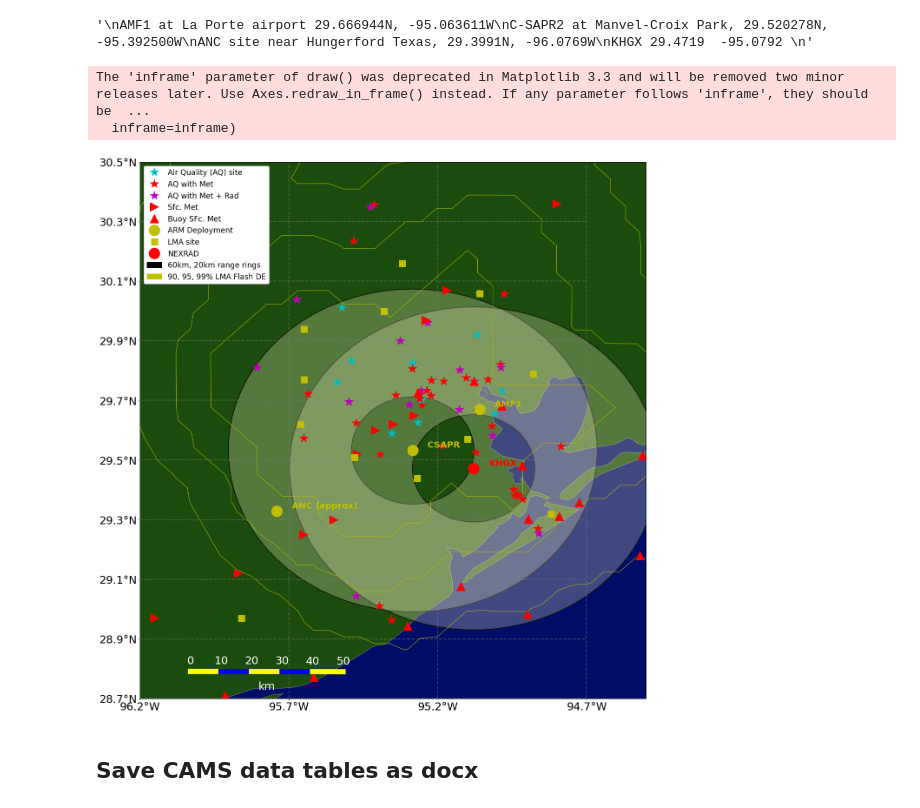
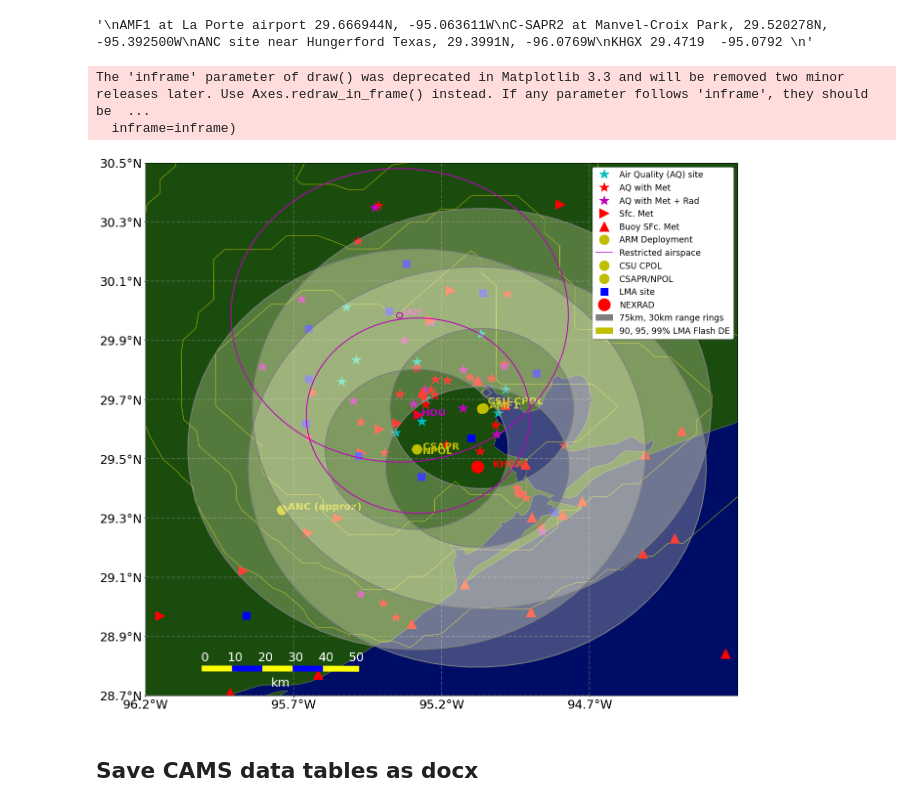
Before and after one commit to ARM-Development/TRACER, a Jupyter notebook: notebooks/TRACER_map.ipynb, the cells around one changed output. Cells and saved outputs as stored; diff of their text form; code cells hidden in the pictures.

Commit message:
Add ESCAPE, NPOL, class B airspace

```diff
--- a/notebooks/TRACER_map.ipynb
+++ b/notebooks/TRACER_map.ipynb
@@ -44,10 +44,10 @@ def plot_points_from_df(dframe, sym='r*', ssize=12, label=None):
                      transform=ccrs.PlateCarree(), markersize=ssize)
 
 
-def plot_text(dframe, dx=0.01, dy=0.01, tcol='c'):
+def plot_text(dframe, dx=0.01, dy=0.01, tcol='c', valign='center'):
     for index, row in dframe.iterrows():
         plt.text(row['Longitude']+dx, row['Latitude']+dy, row['SiteName'],transform=ccrs.PlateCarree(),
-                fontsize=20, color=tcol, alpha=1, weight='bold')
+                fontsize=20, color=tcol, alpha=1, weight='bold', verticalalignment=valign)
 
 
  # plot a scale bar with 4 subdivisions on the left side of the map
@@ -158,7 +158,7 @@ hidden_cams = pd.DataFrame({'CAMS' : [5005, 5006, 5012],
                            'Longitude': [-94.864167, -95.413889, -95.586111]})
 # %%
 # ex = [-100.2, -90.5, 21.7, 35.50001]
-ex = [-96.2, -94.5, 28.7, 30.50001]
+ex = [-96.2, -94.2, 28.7, 30.50001]
 # %%
 lma_locs = pd.read_csv('../data/holma.csv')
 lma_locs['Longitude'] = lma_locs['lon']
@@ -300,14 +305,6 @@ KHGX 29.4719  -95.0792
 """
 # %% [output]
 '\nAMF1 at La Porte airport 29.666944N, -95.063611W\nC-SAPR2 at Manvel-Croix Park, 29.520278N, -95.392500W\nANC site near Hungerford Texas, 29.3991N, -96.0769W\nKHGX 29.4719  -95.0792 \n'
-# %%
-arm_sites = pd.DataFrame({'Latitude' : [29.670, 29.532, 29.328],
-                         'Longitude' : [-95.059, -95.284, -95.74],
-                         'SiteName' : ['AMF1', 'CSAPR', 'ANC (approx)']})
-
-nexrad_sites = pd.DataFrame({'Latitude' : [29.4719],
-                         'Longitude' : [-95.0792],
-                         'SiteName' : ['KHGX']})
 # %%
 def circle(geod, lon, lat, radius, n_samples=360):
     """
@@ -325,7 +322,7 @@ def circle(geod, lon, lat, radius, n_samples=360):
                                      )
     return lons, lats
 
-def rring(radii_km, ctr_lons, ctr_lats, intersect=(0,1)):
+def rring(radii_km, ctr_lons, ctr_lats, intersect=(0,1), color=(1.0,1.0,0.8,0.25), edgecolor=(0.0,0.0,0.0,1.0)):
     """Plot range rings for each center position at the radii indicated in radii_km.
 
     Also find the intersection of all annuli (donuts) formed by the circles corresponding
@@ -350,16 +347,16 @@ def rring(radii_km, ctr_lons, ctr_lats, intersect=(0,1)):
 
 
     plt.gca().add_geometries(geoms, ccrs.PlateCarree(), facecolor='none',
-                                 edgecolor='k', linewidth=2)
+                                 edgecolor=edgecolor, linewidth=2, zorder=10)
 
-    plt.gca().add_geometries(donuts, ccrs.PlateCarree(), facecolor=(1.0,1.0,0.8,0.25),
+    plt.gca().add_geometries(donuts, ccrs.PlateCarree(), facecolor=color, zorder=9
                             )#                             edgecolor='none', linewidth='none')
 # %%
 mybb = {'north' : ex[3], 'south': ex[2], 'east' : ex[0], 'west' : ex[1]}
 nws_sites = get_siph(mybb)
 # %%
 i = 0
-myf = plt.figure(figsize=[20,18])
+myf = plt.figure(figsize=[20,16])
 ax = plt.axes(projection=ccrs.PlateCarree(), facecolor=(0.0, 0.1, 0.5))
 
 
@@ -416,42 +413,58 @@ gl = ax.gridlines(crs = ccrs.PlateCarree(), draw_labels=False,
 
 plot_points_from_df(good_met, 'c*', ssize=20, label='Air Quality (AQ) site')
 plot_points_from_df(basic_sites, 'r*', ssize=20, label='AQ with Met')
 plot_points_from_df(rad_sites, 'm*', ssize=20, label='AQ with Met + Rad')
 plot_points_from_df(nws_sites, 'r>', ssize=20, label='Sfc. Met')
 plot_points_from_df(bouy_sites, 'r^', ssize=20, label='Buoy SFc. Met')
 
-plot_points_from_df(arm_sites, 'yo', ssize=25, label='ARM Deployment')
-plot_text(arm_sites, dx=0.05, tcol='y')
+plot_points_from_df(arm_sites, 'yo', ssize=20, label='ARM Deployment')
+plot_points_from_df(classB_airport_sites, 'm', ssize=20, label='Restricted airspace')
+plot_points_from_df(csucpol_site, 'yo', ssize=20, label='CSU CPOL')
+plot_points_from_df(csapr_site, 'yo', ssize=20, label='CSAPR/NPOL')
 
-plot_points_from_df(lma_locs, 'ys', ssize=15, label='LMA site')
+plot_text(arm_sites, dx=0.02, tcol='y')
+plot_text(csapr_site, dx=0.02, tcol='y', )
+plot_text(npol_site, dx=0.02, tcol='y', valign='top')
+plot_text(csucpol_site, dx=0.02, tcol='y', valign='bottom')
+plot_text(classB_airport_sites, dx=0.01, tcol='m')
+
+
+
+plot_points_from_df(lma_locs, 'bs', ssize=15, label='LMA site')
 
 #{'b', 'g', 'r', 'c', 'm', 'y', 'k', 'w'}
 plot_points_from_df(nexrad_sites, 'ro', ssize=25, label='NEXRAD')
 plot_text(nexrad_sites, dx=0.05, tcol='r')
 
-rring((20, 60), [arm_sites['Longitude'][1], nexrad_sites['Longitude'][0]],
-                [arm_sites['Latitude'][1], nexrad_sites['Latitude'][0]] )
+radar_ring_color=(0.5,)*3
+rring((30, 75), [csapr_site['Longitude'][0], nexrad_sites['Longitude'][0], csucpol_site['Longitude'][0]],
+                [csapr_site['Latitude'][0], nexrad_sites['Latitude'][0], csucpol_site['Latitude'][0]],
+                edgecolor=radar_ring_color)
 
-extraString = '60km, 20km range rings'
+rring((1.0, 36.6), [classB_airport_sites['Longitude']['HOU']], [classB_airport_sites['Latitude']['HOU']], color=(0.0,0.0,0.0,0.0), edgecolor='m' )
+rring((1.0, 55.0), [classB_airport_sites['Longitude']['IAH']], [classB_airport_sites['Latitude']['IAH']], color=(0.0,0.0,0.0,0.0), edgecolor='m'  )
+
+extraString = '75km, 30km range rings'
 handles, labels = plt.gca().get_legend_handles_labels()
-handles.append(mpatches.Patch(color='k', label=extraString))
+handles.append(mpatches.Patch(color=radar_ring_color, label=extraString))
 
 ax.add_feature(lma_flash_de, facecolor='none', edgecolor='y')
 handles.append(mpatches.Patch(color='y', label='90, 95, 99% LMA Flash DE'))
 
 
 scale_bar_left(plt.gca(), bars=5, linewidth=12, fs=25, col='white', length=50)
 
-plt.legend(shadow=True, fontsize='xx-large', handles=handles)
+legend = plt.legend(shadow=True, fontsize='xx-large', handles=handles)
+legend.set_zorder(20)  # put the legend on top
 plt.tight_layout()
 
 
 plt.savefig('../images/texas_HGB_sites.png', dpi=300)
 plt.show()
 # %% [output]
 The 'inframe' parameter of draw() was deprecated in Matplotlib 3.3 and will be removed two minor releases later. Use Axes.redraw_in_frame() instead. If any parameter follows 'inframe', they should be  ...
   inframe=inframe)
-[figure, old version]
+[figure, new version]
 # %% [markdown]
 ## Save CAMS data tables as docx
 # %%
```
Also changed, not shown: parts of 5 cells of this notebook, 2 other files.
